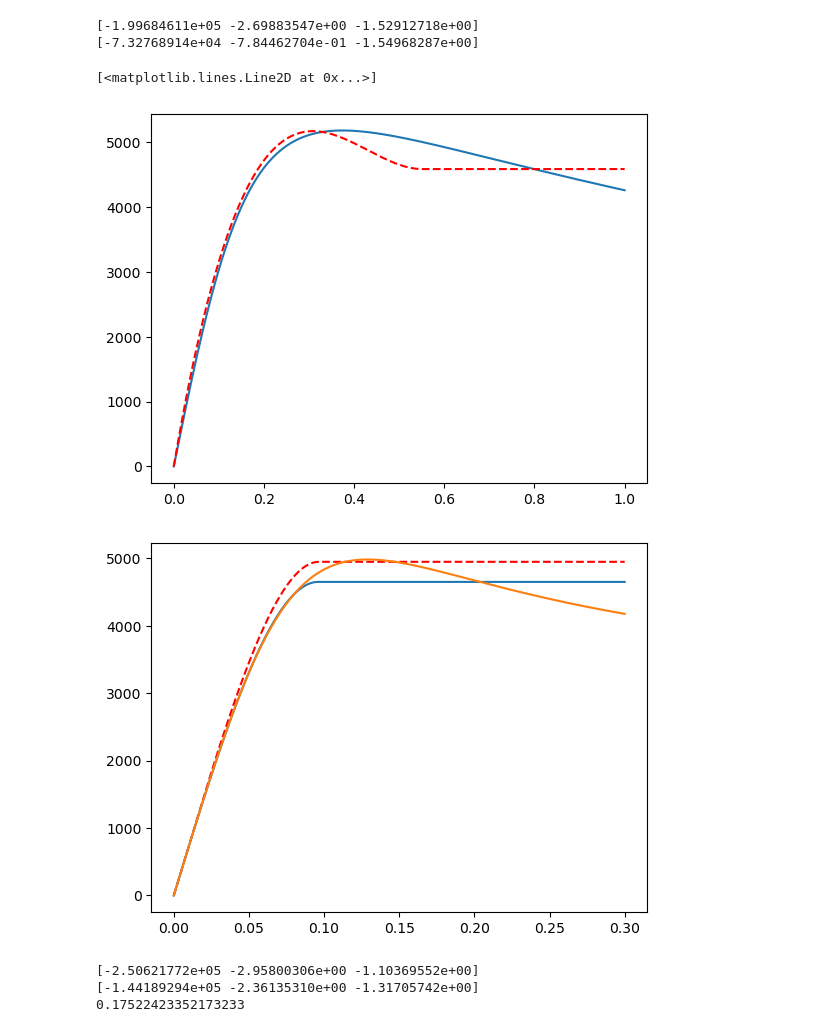
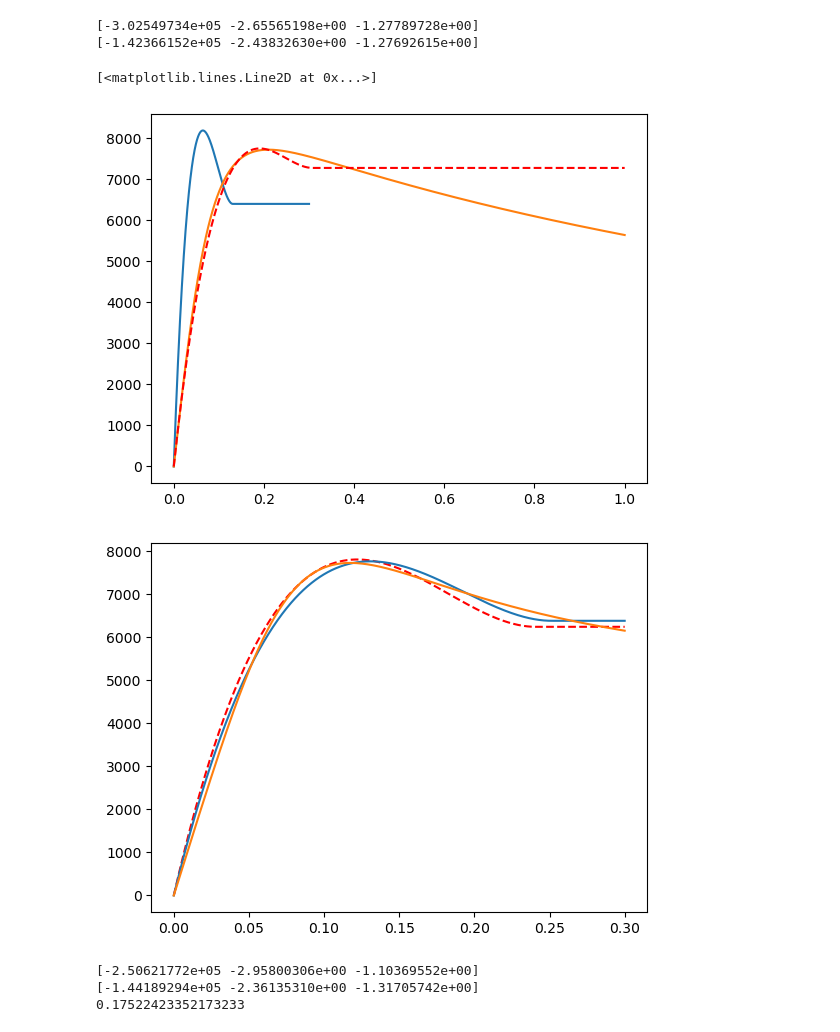
Before and after one commit to BenediktRuhland/SA-Tire-model, a Jupyter notebook: model/fiala_fit.ipynb, the cells around one changed output. Cells and saved outputs as stored; diff of their text form; code cells hidden in the pictures.

```diff
--- a/model/fiala_fit.ipynb
+++ b/model/fiala_fit.ipynb
@@ -57,8 +57,9 @@ from scipy.optimize import curve_fit
 #Pacejka 52
 IA = 0
 Fz0 = 3114
+Fz = 5000
 
-Sx = np.linspace(0,0.18,1000)
+Sx = np.linspace(0,0.3,1000)
 Sy = np.linspace(0,0.3,1000)
 
 params_Fx_init = [30000, 0.4, 0.6]
@@ -70,40 +71,40 @@ Fx_pa = pa52_0.Pacejka52_long(Fz,Sx,IA,Fz0)[0]
 Fy_pa = pa52_0.Pacejka52_lat(Fz,Sy,IA,Fz0)[0]
 Fxx_pa = pa52_0.Pacejka52_long(Fz,Sxx,IA,Fz0)[0]
 Fyx_pa = pa52_0.Pacejka52_lat(Fz,Syy,IA,Fz0)[0]
 
 def Fx_fi_func(Sx,C_long,mu1,mu2):
     return f.fiala_long(Sx,Fz,C_long,mu1,mu2)
 
 def Fy_fi_func(Sy, C_lat,mu1,mu2):
     return f.fiala_lat(Sy,Fz,C_lat,mu1,mu2)
 
 Fx_fi_params, _ = curve_fit(Fx_fi_func, Sx, Fx_pa, params_Fx_init )
 Fy_fi_params, _ = curve_fit(Fy_fi_func, Sy, Fy_pa, params_Fy_init)
 
 Fx_fi_fit = Fx_fi_func(Sx,Fx_fi_params[0],Fx_fi_params[1],Fx_fi_params[2])
 Fy_fi_fit = Fy_fi_func(Sy,Fy_fi_params[0],Fy_fi_params[1], Fy_fi_params[2])
 
 plt.figure(1)
 
 print(Fx_fi_params)
-F = f.fiala_long(Sx,Fz,-2.28684611e+05, -2.5288, -1.529)
-#plt.plot(Sx,Fx_fi_fit)
+F = f.fiala_long(Sx,Fz,-3.40684611e+05, -2.10288, -1.4529)
+plt.plot(Sx,Fx_fi_fit)
 plt.plot(Sxx,Fx_pa)
 plt.plot(Sxx,F,'r--')
 
 plt.figure(2)
 
 print(Fy_fi_params)
-F1 = f.fiala_lat(Sy,Fz,-7.32768914e+04, -0.789, -1.649)
+F1 = f.fiala_lat(Sy,Fz,-1.52768914e+05, -2.50, -1.249)
 plt.plot(Syy,F1,'r--')
 plt.plot(Sy,Fy_fi_fit)
 plt.plot(Sy,Fy_pa)
 # %% [output]
-[-1.99684611e+05 -2.69883547e+00 -1.52912718e+00]
-[-7.32768914e+04 -7.84462704e-01 -1.54968287e+00]
+[-3.02549734e+05 -2.65565198e+00 -1.27789728e+00]
+[-1.42366152e+05 -2.43832630e+00 -1.27692615e+00]
 [<matplotlib.lines.Line2D at 0x...>]
-[figure, old version]
+[figure, new version]
-[figure, old version]
+[figure, new version]
 # %%
 Sxx = np.linspace(-1,1,1000)
 Fy = f.fiala_long(Sxx,Fz,*Fx_fi_params)[0]
```
Also changed, not shown: parts of 1 cell of this notebook, 3 other files.
